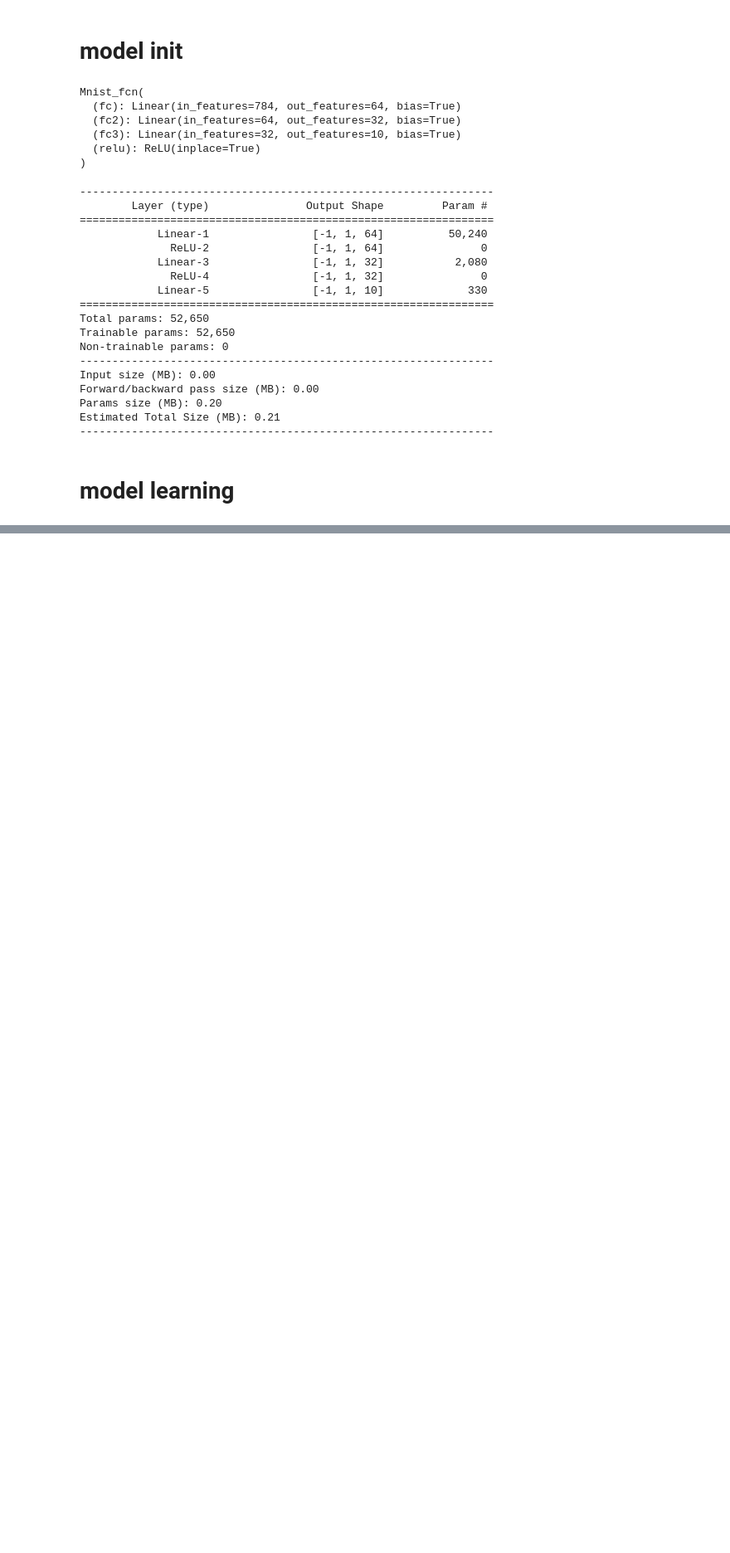
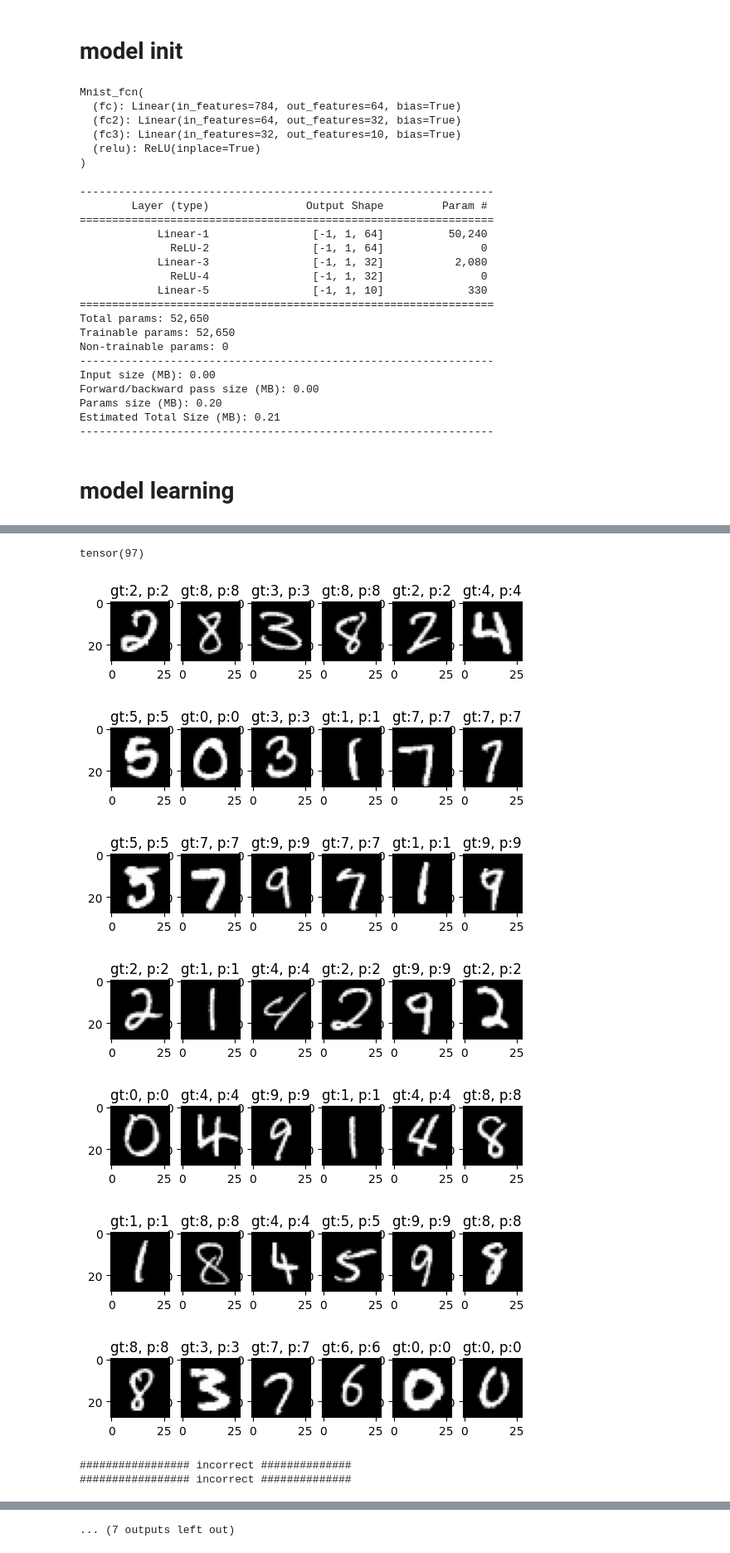
Before and after one commit to apetech-labs/bigdatacamp_image_processing, a Jupyter notebook: ImageProcessing/0901/mnist_with_fcn.ipynb, the cells around one changed output, grey strips where cells are left out. Shown at 83% size. Cells and saved outputs as stored; diff of their text form; code cells hidden in the pictures; blank space fills up the shorter version.

```diff
--- a/ImageProcessing/0901/mnist_with_fcn.ipynb
+++ b/ImageProcessing/0901/mnist_with_fcn.ipynb
@@ -202,0 +207,46 @@ with torch.no_grad():
+# %%
+def display_torch_ret(inputs, targets, predicts, plot_size=4):
+    inputs = inputs.permute(0, 2, 3, 1)
+
+    for it_sam, _sample in enumerate(inputs):
+
+
+        cur_idx = it_sam%plot_size+1
+        plt.subplot(1, plot_size, cur_idx)
+
+        _sample_target = targets[it_sam]
+        _sample_predict = predicts[it_sam]
+
+        if _sample_predict != _sample_target :
+            print('################# incorrect ##############')
+        _title = f'gt:{_sample_target.item()}, p:{_sample_predict.item()}'
+        plt.title(_title)
+        plt.imshow(_sample, 'gray')
+
+
+        if cur_idx == plot_size:
+#             plt.figure(figsize=(12, 12))
+            plt.show()
+# %%
+iter_test = iter(test_loader)
+# %%
+images, labels = next(iter_test)
+# %%
+outputs = model(images.reshape([100, -1]))
+predicts = torch.argmax(outputs, axis=1)
+# %%
+(predicts == labels).sum()
+# %% [output]
+tensor(97)
+# %%
+display_torch_ret(images, labels, predicts, 6)
+# %% [output]
+[figure, added]
+[figure, added]
+[figure, added]
+[figure, added]
+[figure, added]
+[figure, added]
+[figure, added]
+################# incorrect ##############
+################# incorrect ##############
@@ -202,0 +257 @@ with torch.no_grad():
+... (7 outputs left out)
```
Also changed, not shown: parts of 9 cells of this notebook.
